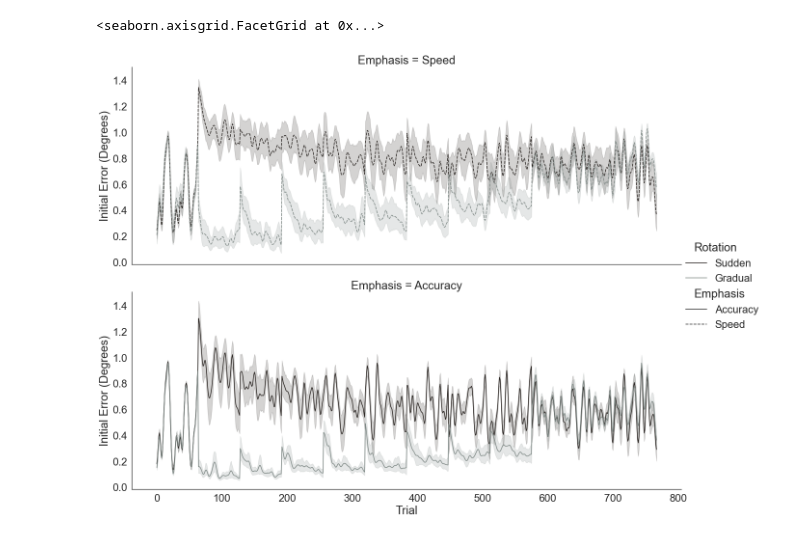
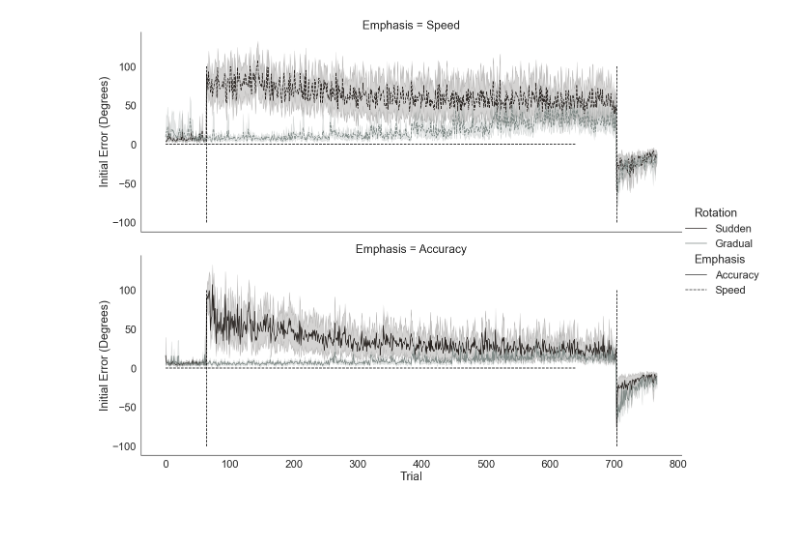
Before and after one commit to tejas-savalia/vma_behavioral, a Jupyter notebook: All experiments/experiment 1/analyses.ipynb, the cells around one changed output. Cells and saved outputs as stored; diff of their text form; code cells hidden in the pictures.

```diff
--- a/All experiments/experiment 1/analyses.ipynb
+++ b/All experiments/experiment 1/analyses.ipynb
@@ -156,12 +154,13 @@ for data in range(1000, 1060):
 # %%
 # df_relearn = pd.read_csv('all_trajectories.csv')
+df['cursor trajectory'] = cursor_trajectory
 errors = []
-for traj in df['cursor trajectory']:
+for traj in cursor_trajectory:
     # print(traj)
-    errors.append(comp_avg_ang_error(traj))
+    errors.append(comp_init_ang_error(traj))
 # %%
-df['avg errors'] = np.ravel(errors)
-
+df['init errors'] = np.ravel(errors)
+df.loc[df['Block'] == 11, 'init errors'] = -df.loc[df['Block'] == 11, 'init errors']
 # df.loc[df['p_id']%2 == 1, 'Emphasis'] = 'Accuracy'
 # df.loc[df['p_id']%2 == 0, 'Emphasis'] = 'Speed'
 
@@ -169,15 +168,18 @@ df['avg errors'] = np.ravel(errors)
 # df.loc[df['p_id']%4 == 1, 'Rotation'] = 'Sudden'
 # df.loc[df['p_id']%4 == 2, 'Rotation'] = 'Gradual'
 # df.loc[df['p_id']%4 == 3, 'Rotation'] = 'Gradual'
-df['avg errors degrees'] = df['avg errors']#*180/np.pi
+df['init errors degrees'] = df['init errors']*180/np.pi
 # %%
 smoothed = []
 for participant in df.p_id.unique():
     for block in range(12):
-        smoothed.append(gaussian_filter(df.loc[((df['p_id'] == participant) & (df['Block'] == block)), 'avg errors'], sigma=2))
+        temp = df.loc[((df['p_id'] == participant) & (df['Block'] == block)), 'avg errors'].values
+        df.loc[((df['p_id'] == participant) & (df['Block'] == block)), 'avg errors'] = np.nan_to_num(temp, nan = np.nanmedian(temp))
+        smoothed.append(gaussian_filter(df.loc[((df['p_id'] == participant) & (df['Block'] == block)), 'avg errors'].values, sigma=2))
 
 smoothed = np.ravel(smoothed)
 
 df['smoothed avg error'] = smoothed
 df['smoothed avg error degrees'] = df['smoothed avg error']*180/np.pi
+# df = df.drop('cursor trajectory', axis = 1)
 # %%
@@ -199,2 +200,2 @@ df
 # %%
-df
+df = df.drop('cursor trajectory', axis = 1)
@@ -237,25 +251,23 @@ g.set_axis_labels('Trial', 'Initial Error (Degrees)')
 # %%
 sns.set_context('talk')
 sns.set(font_scale = 2)
 sns.set_style('white')
 colors = [ '#292421', '#808A87']
 sns.set_palette(sns.color_palette(colors))
 
-g = sns.relplot(x = 'trial no', y = 'smoothed avg error', hue = 'Rotation', row = 'Emphasis', style='Emphasis',
+g = sns.relplot(x = 'Trial', y = 'init errors degrees', hue = 'Rotation', row = 'Emphasis', style='Emphasis',
                  style_order=['Accuracy', 'Speed'], hue_order=['Sudden', 'Gradual'], row_order=['Speed', 'Accuracy'],
             data = df, height = 7, aspect = 2.5, kind = 'line')
 g.set_axis_labels('Trial', 'Initial Error (Degrees)')
 
 # draw lines:
-# for ax in g.axes.ravel():
-#     ax.vlines(x = 64, ymax=100, ymin = -100, color = 'black', linestyles = '--')
-#     ax.vlines(x = 64*8, ymax=100, ymin = -100, color = 'black', linestyles = '--')
-#     ax.vlines(x = 64*9, ymax=100, ymin = -100, color = 'black', linestyles = '--')
+for ax in g.axes.ravel():
+    ax.vlines(x = 64, ymax=100, ymin = -100, color = 'black', linestyles = '--')
+    ax.vlines(x = 64*11, ymax=100, ymin = -100, color = 'black', linestyles = '--')
 
-#     ax.hlines(y=0, xmin = 0, xmax = 640, color = 'black', linestyles = '--')
+    ax.hlines(y=0, xmin = 0, xmax = 640, color = 'black', linestyles = '--')
 # %% [output]
-<seaborn.axisgrid.FacetGrid at 0x...>
-[figure, old version]
+[figure, new version]
 # %%
 sns.set_context('talk')
 sns.set(font_scale = 2)
```
Also changed, not shown: parts of 23 cells of this notebook, 3 other files.
